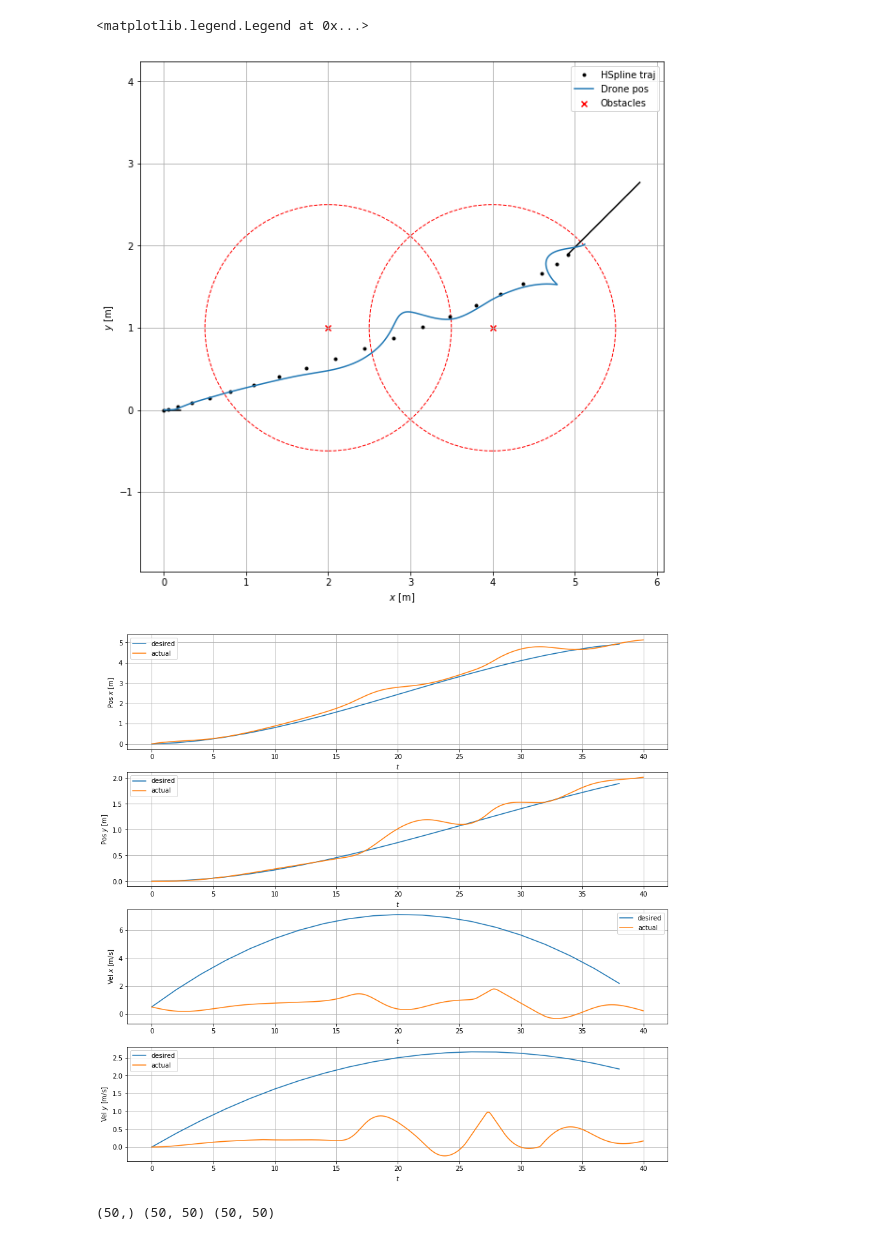
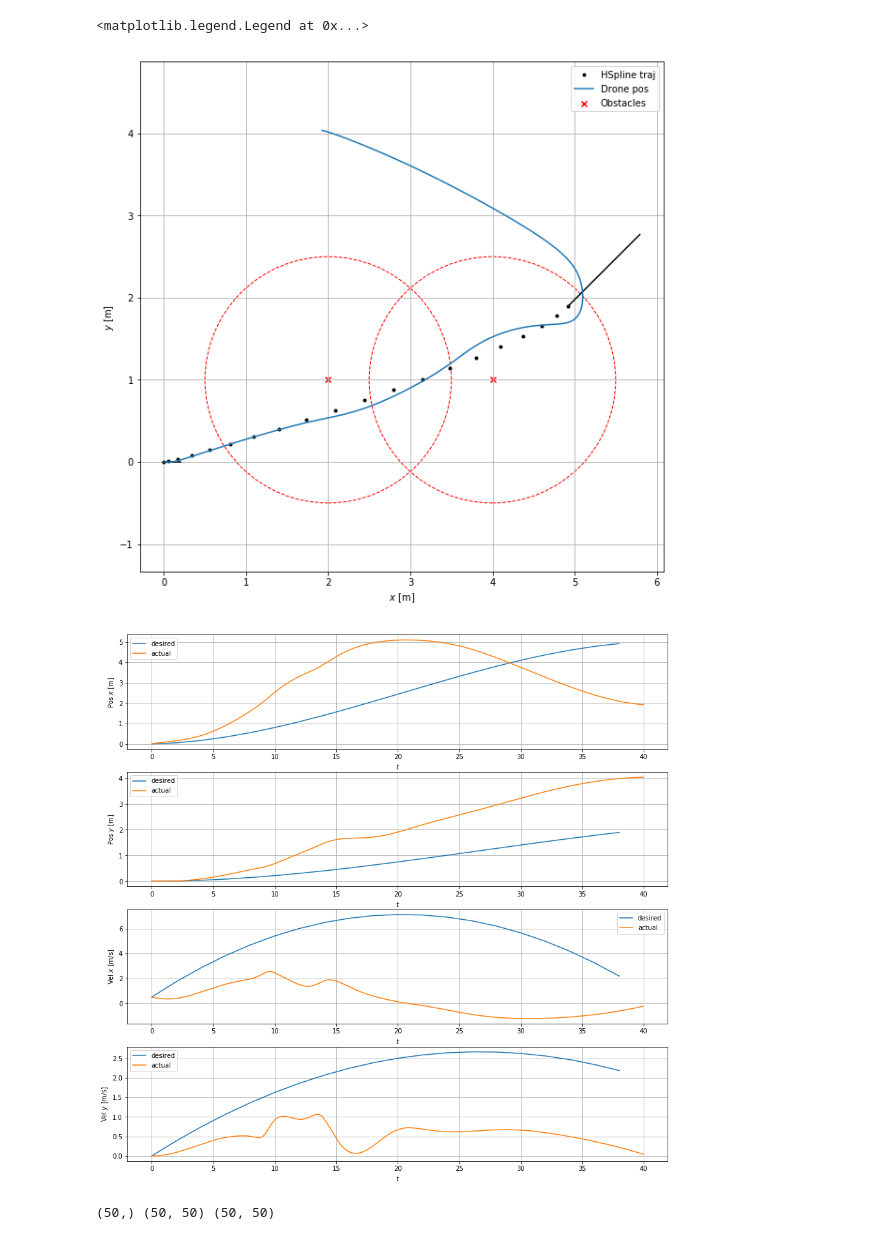
Before and after one commit to 3zuli/drone_trajectory_notebooks, a Jupyter notebook: hermite_new.ipynb, the cells around one changed output. Drawn from its saved outputs; the diff is of its cells as text; code cells hidden in the pictures.

Commit message:
Fix HSplineTrajectory sampling

```diff
--- a/hermite_new.ipynb
+++ b/hermite_new.ipynb
@@ -92,12 +92,16 @@ class HSplineTrajectory():
         """
         Sample the trajecoty at an arbitrary time `t` on the range <0, total_duration>.
         """
-        assert t < self.total_duration # Fail if we're sampling outside of the total duration
+        # If we're sampling outside of the total duration, return the end point of last spline segment
+        if t > self.total_duration:
+            return self.hsplines[-1].sample(1)
+        # Else look up the current spline segment according to `t`
         i = len(self.hsplines) - 1
         while i >= 0:
             start_time = self.start_times[i]
             if t >= start_time:
                 t_segment = (t - start_time) / self.hsplines[i].duration
+#                 print("sample traj {} t={} t_seg={}".format(i, t, t_segment))
                 return self.hsplines[i].sample(t_segment)
             i -= 1
         return None, None
@@ -174,7 +178,7 @@ class Drone():
             obstacle_accel = np.zeros(3)
 
             # Trajectory tracking controller
-            x_traj, v_traj = self.hspline.sample(self.t[step]/self.duration)
+            x_traj, v_traj = self.hspline.sample(self.t[step])
             velocity_command = self.setpoint_gain * (x_traj - self.position) + self.velocity_ff_gain * (v_traj-self.velocity)
 
             # Obstacle avoidance
@@ -217,7 +221,7 @@ obstacles = np.array([
 r_obstacle = 1.5 # Obstacle avoidance radius
 
 hs = HermiteSpline(origin, origin_vel, dest, dest_vel, dt)
-drone = Drone(origin, origin_vel, hs, obstacles, sim_duration, dt,
+drone = Drone(origin, origin_vel, hst, obstacles, sim_duration, dt,
               setpoint_gain=5.0, velocity_gain=2.0, velocity_ff_gain=0.25, obstacle_gain=1.0,
               max_vel=5.0, max_accel=2.5,
               r_obstacle=r_obstacle)
@@ -262,32 +266,32 @@ plt.legend()
 
 plt.subplot(412)
 plt.grid(True)
 plt.plot(hs_t_plot, hs.x[:, 1], label='desired')
 plt.plot(drone.t, drone.x[:, 1], label='actual')
 plt.xlabel('$t$')
 plt.ylabel('Pos $y$ [m]')
 plt.legend()
 
 plt.subplot(413)
 plt.grid(True)
 plt.plot(hs_t_plot, hs.v[:, 0], label='desired')
 plt.plot(drone.t, drone.v[:, 0], label='actual')
 plt.xlabel('$t$')
 plt.ylabel('Vel $x$ [m/s]')
 plt.legend()
 
 plt.subplot(414)
 plt.grid(True)
 plt.plot(hs_t_plot, hs.v[:, 1], label='desired')
 plt.plot(drone.t, drone.v[:, 1], label='actual')
 plt.xlabel('$t$')
 plt.ylabel('Vel $y$ [m/s]')
 plt.legend()
 # %% [output]
 0: origin=[0 0 0], origin_vel=[0.5 0.  0. ], dest=[5 2 0], dest_vel=[1 2 0], duration=20, dt=0.01 0
 1: origin=[5 2 0], origin_vel=[1 2 0], dest=[2 4 0], dest_vel=[-0.5  0.   0. ], duration=20, dt=0.01 20
 (20,) (20, 3) (20, 3)
 (800,) (800, 3) (800, 3)
 <matplotlib.legend.Legend at 0x...>
-[figure, old version]
+[figure, new version]
-[figure, old version]
+[figure, new version]
```
Also changed, not shown: parts of 3 cells of this notebook.
